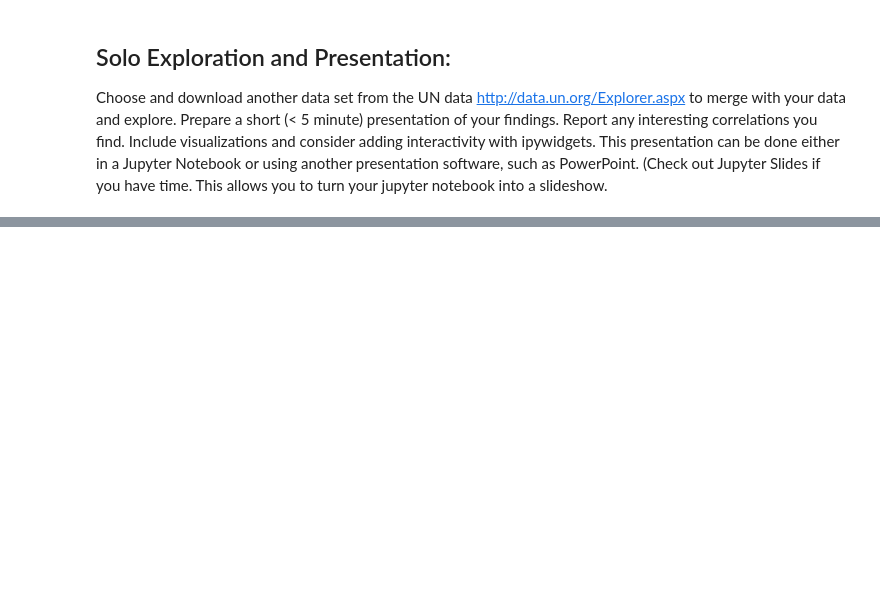
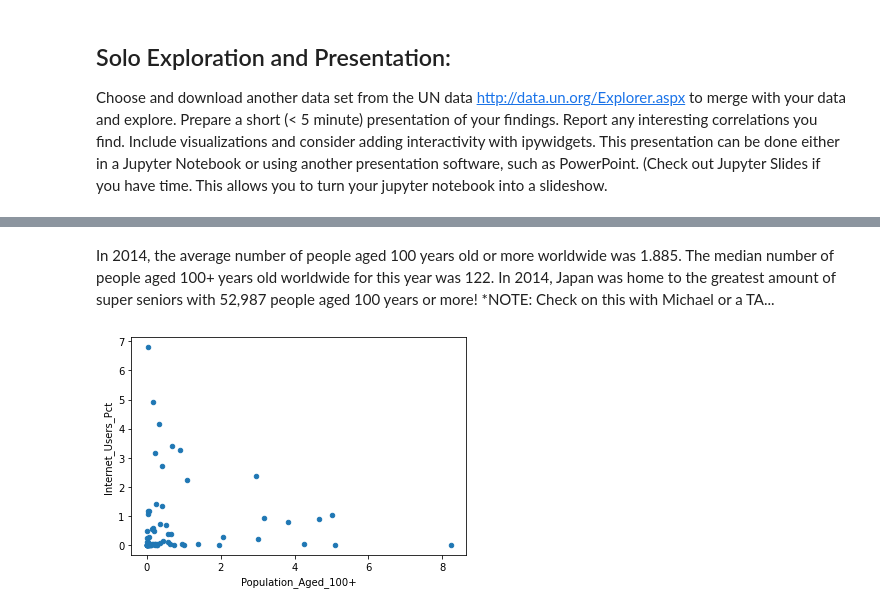
Before and after one commit to nss-data-science-cohort-4/dq1-undata-ocnrandolph, a Jupyter notebook: notebooks/UN_Data_Exploration.ipynb, the cells around one changed output, grey strips where cells are left out. Drawn from its saved outputs; the diff is of its cells as text; code cells hidden in the pictures; blank space fills up the shorter version.

```diff
--- a/notebooks/UN_Data_Exploration.ipynb
+++ b/notebooks/UN_Data_Exploration.ipynb
@@ -893,0 +912,5 @@ Choose and download another data set from the UN data http://data.un.org/Explore
+# %%
+# gdp_df = gdp_df.rename(columns={'Country or Area': 'Country', 'Value': 'GDP_Per_Capita'})
+pop_100_plus = pop_100_plus.rename(columns={'Country or Area': 'Country', 'Year(s)': 'Year', 'Value': 'Population_Aged_100+'})
+# %%
+pop_100_plus = pop_100_plus.drop(columns = 'Variant')
@@ -893,0 +926,2 @@ Choose and download another data set from the UN data http://data.un.org/Explore
+# %%
+gdp_internet_use_100_pop = pd.merge(gdp_and_internet_use, pop_100_plus, how= 'left', left_on= ['Country', 'Year'], right_on= ['Country', 'Year'])
@@ -893,0 +944,2 @@ Choose and download another data set from the UN data http://data.un.org/Explore
+# %%
+gdp_internet_use_100_pop_1994 = gdp_internet_use_100_pop[gdp_internet_use_100_pop['Year'] == 1994]
@@ -893,0 +1027,6 @@ Choose and download another data set from the UN data http://data.un.org/Explore
+# %% [markdown]
+In 2014, the average number of people aged 100 years old or more worldwide was 1.885. The median number of people aged 100+ years old worldwide for this year was 122. In 2014, Japan was home to the greatest amount of super seniors with 52,987 people aged 100 years or more! *NOTE: Check on this with Michael or a TA...
+# %%
+gdp_internet_use_100_pop_1994.plot(kind= 'scatter', x = 'Population_Aged_100+', y = 'Internet_Users_Pct');
+# %% [output]
+[figure, added]
```
Also changed, not shown: parts of 21 cells of this notebook.
